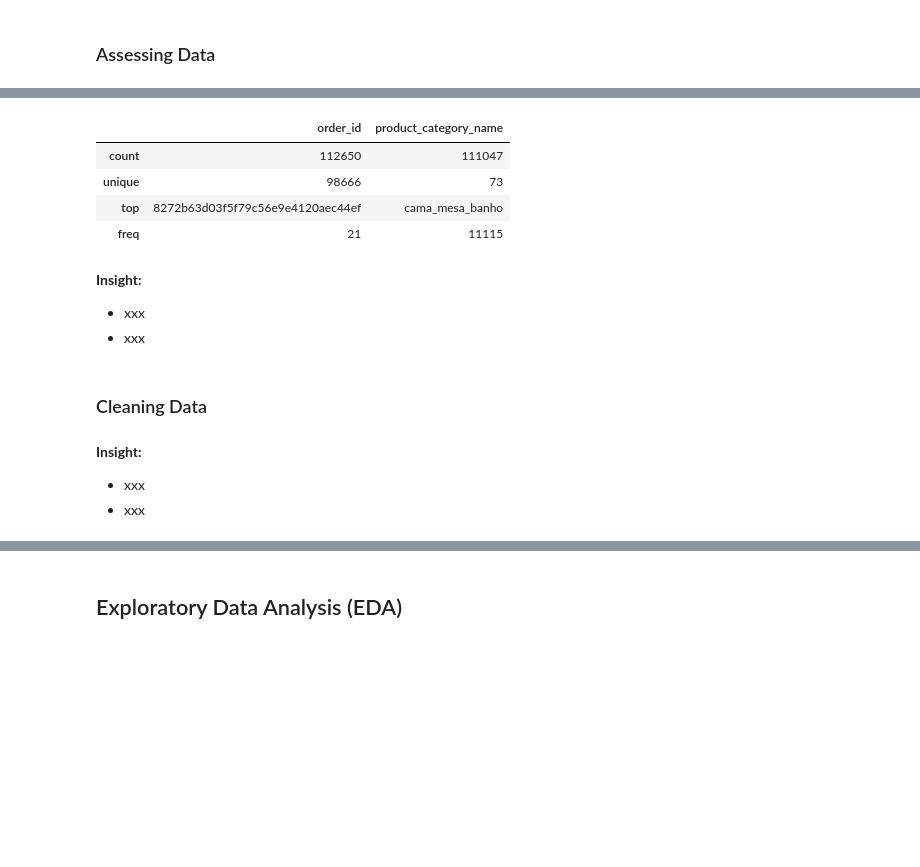
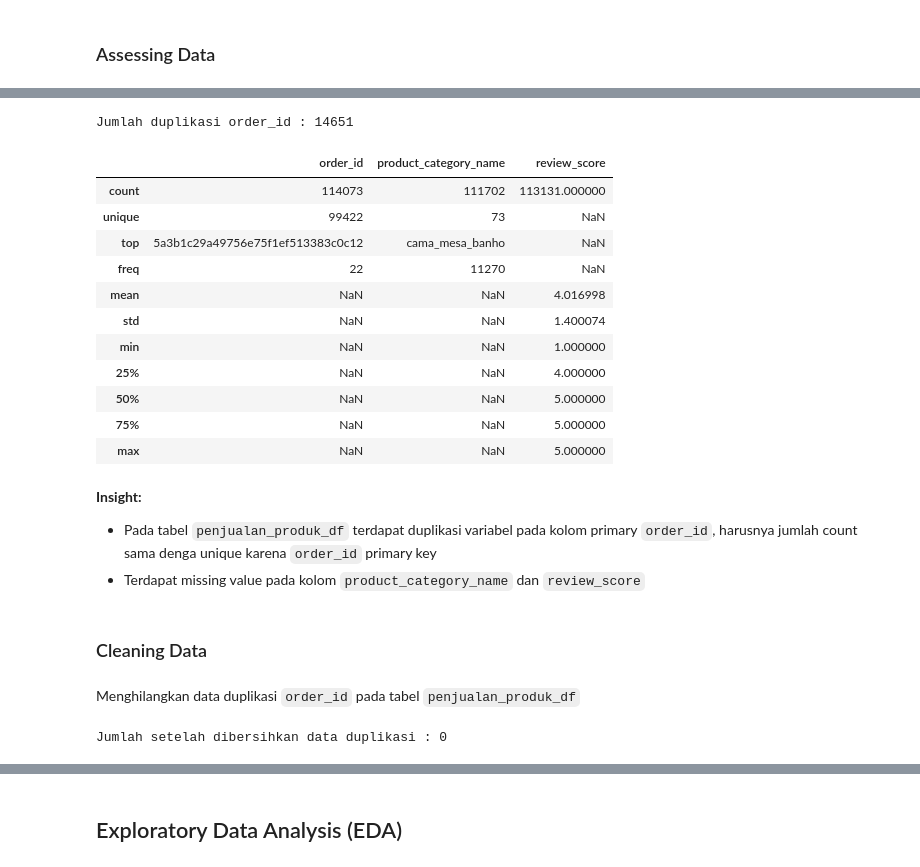
Before and after one commit to anggaxvi/Analisis-Data-E-Commerce, a Jupyter notebook: notebook.ipynb, the cells around one changed output, grey strips where cells are left out. Saved outputs shown, nothing was run; the diff lists cells and outputs as text; code cells hidden in the pictures; blank space fills up the shorter version.

```diff
--- a/notebook.ipynb
+++ b/notebook.ipynb
@@ -102,19 +109,31 @@ terlaku_df.isnull().sum()
 dtype: int64
-# %%
-terlaku_df.describe()
-# %% [output]
-|  | order_id | product_category_name |
-| count | 112650 | 111047 |
-| unique | 98666 | 73 |
-| top | 8272b63d03f5f79c56e9e4120aec44ef | cama_mesa_banho |
-| freq | 21 | 11115 |
-# %% [markdown]
-**Insight:**
-- xxx
-- xxx
+# %%
+print("Jumlah duplikasi order_id :",penjualan_produk_df.duplicated(subset=['order_id']).sum())
+penjualan_produk_df.describe(include="all")
+# %% [output]
+Jumlah duplikasi order_id : 14651
+|  | order_id | product_category_name | review_score |
+| count | 114073 | 111702 | 113131.000000 |
+| unique | 99422 | 73 | NaN |
+| top | 5a3b1c29a49756e75f1ef513383c0c12 | cama_mesa_banho | NaN |
+| freq | 22 | 11270 | NaN |
+| mean | NaN | NaN | 4.016998 |
+| std | NaN | NaN | 1.400074 |
+| min | NaN | NaN | 1.000000 |
+| 25% | NaN | NaN | 4.000000 |
+| 50% | NaN | NaN | 5.000000 |
+| 75% | NaN | NaN | 5.000000 |
+| max | NaN | NaN | 5.000000 |
+# %% [markdown]
+**Insight:**
+- Pada tabel `penjualan_produk_df` terdapat duplikasi variabel pada kolom primary `order_id`, harusnya jumlah count sama denga unique karena `order_id` primary key
+- Terdapat missing value pada kolom `product_category_name` dan `review_score`
 # %% [markdown]
 ### Cleaning Data
-# %% [markdown]
-**Insight:**
-- xxx
-- xxx
+# %% [markdown]
+Menghilangkan data duplikasi `order_id` pada tabel `penjualan_produk_df`
+# %%
+penjualan_produk_df.drop_duplicates(subset=['order_id'],inplace=True)
+print("Jumlah setelah dibersihkan data duplikasi :",penjualan_produk_df.duplicated(subset=['order_id']).sum())
+# %% [output]
+Jumlah setelah dibersihkan data duplikasi : 0
```
Also changed, not shown: parts of 17 cells of this notebook.
